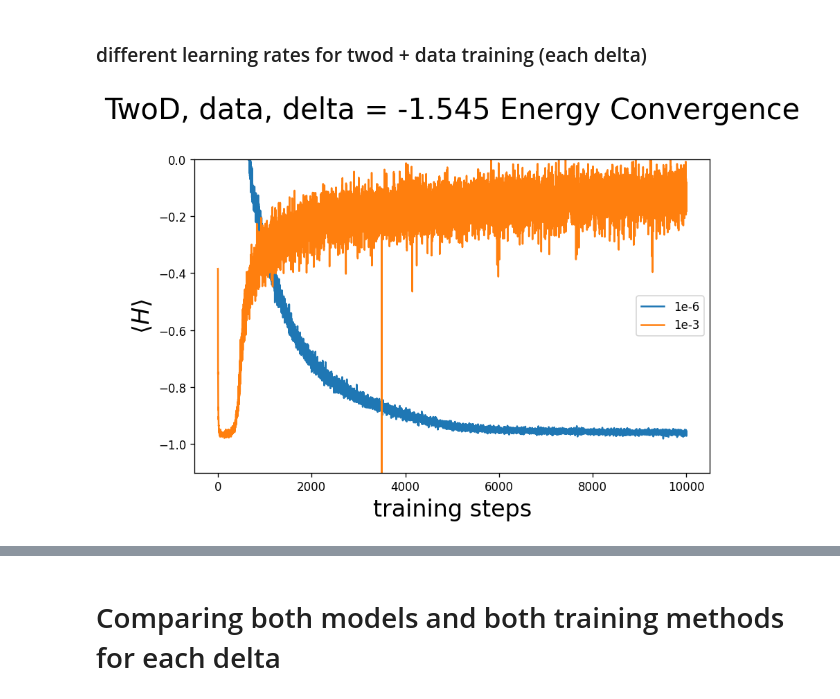
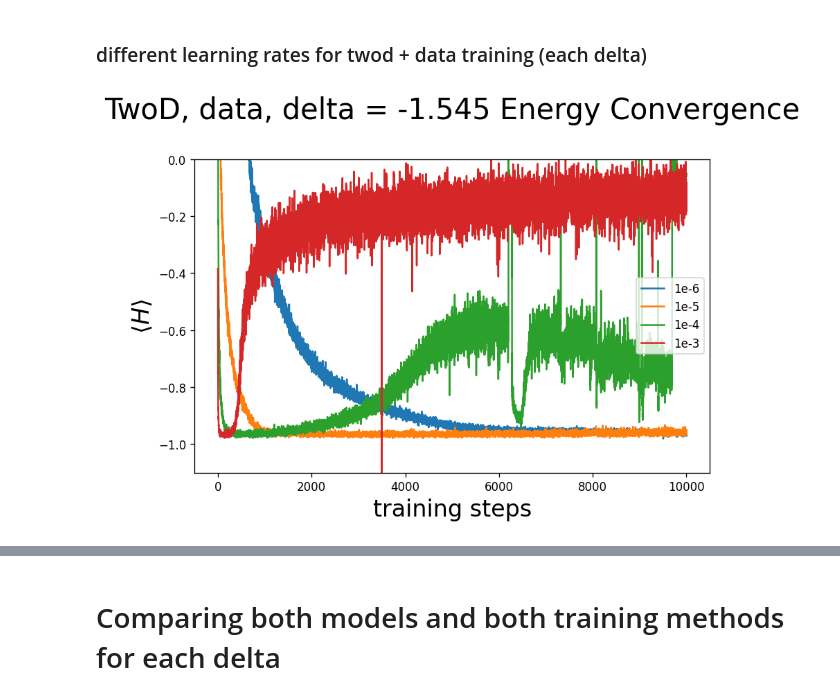
Before and after one commit to slattekr/RydbergStateReReconstruction, a Jupyter notebook: Main/KZ_notebooks/Experiments Round 1 (all delta values).ipynb, the cells around one changed output, grey strips where cells are left out. Saved outputs shown, nothing was run; the diff lists cells and outputs as text; code cells hidden in the pictures.

```diff
--- a/Main/KZ_notebooks/Experiments Round 1 (all delta values).ipynb
+++ b/Main/KZ_notebooks/Experiments Round 1 (all delta values).ipynb
@@ -256,14 +300,14 @@ lr3_highdelta_c = np.load(lr3_highdelta+"Cost.npy")
 # %%
 fig = plt.figure(1,figsize=(8,5), dpi=120, facecolor='w', edgecolor='k')
 plt.plot(np.arange(len(lr6_lowdelta_e)),lr6_lowdelta_e,label='1e-6')
-# plt.plot(np.arange(len(lr5_lowdelta_e)),lr5_lowdelta_e,label='1e-5')
-# plt.plot(np.arange(len(lr4_lowdelta_e)),lr4_lowdelta_e,label='1e-4')
+plt.plot(np.arange(len(lr5_lowdelta_e)),lr5_lowdelta_e,label='1e-5')
+plt.plot(np.arange(len(lr4_lowdelta_e)),lr4_lowdelta_e,label='1e-4')
 plt.plot(np.arange(len(lr3_lowdelta_e)),lr3_lowdelta_e,label='1e-3')
 plt.legend()
 plt.ylim(-1.1,0)
 plt.title('TwoD, data, delta = -1.545 Energy Convergence\n',fontsize=25)
 plt.ylabel('$\\langle H \\rangle$',fontsize=20)
 plt.xlabel('training steps',fontsize=20)
 plt.show()
 # %% [output]
-[figure, old version]
+[figure, new version]
```
Also changed, not shown: parts of 4 cells of this notebook.
